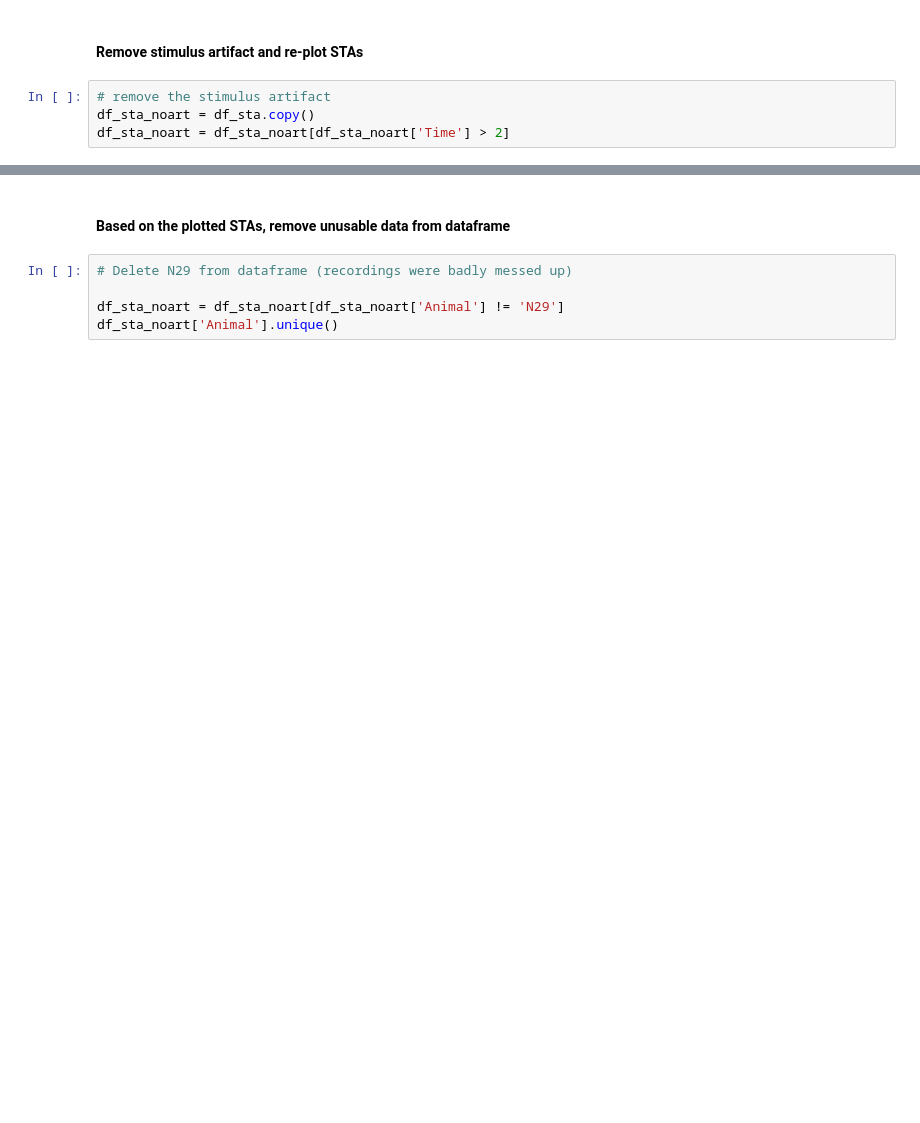
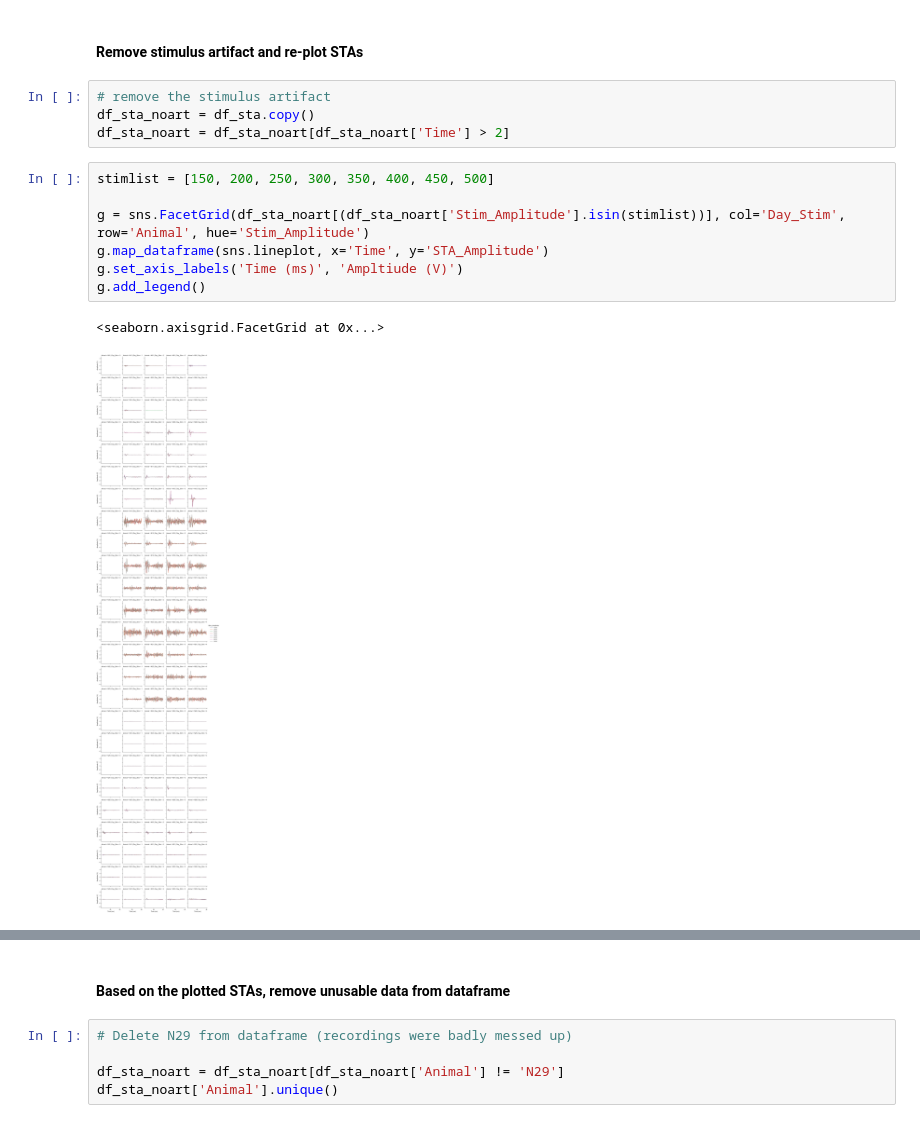
Before and after one commit to IanGMalone/Evoked_Potential_Analysis, a Jupyter notebook: Motor Evoked Potential Analyses.ipynb, the cells around one changed output, grey strips where cells are left out. Saved outputs shown, nothing was run; the diff lists cells and outputs as text; blank space fills up the shorter version.

```diff
--- a/Motor Evoked Potential Analyses.ipynb
+++ b/Motor Evoked Potential Analyses.ipynb
@@ -123,3 +122,13 @@ def add_group(df):
 # remove the stimulus artifact
 df_sta_noart = df_sta.copy()
 df_sta_noart = df_sta_noart[df_sta_noart['Time'] > 2]
+# %%
+stimlist = [150, 200, 250, 300, 350, 400, 450, 500]
+
+g = sns.FacetGrid(df_sta_noart[(df_sta_noart['Stim_Amplitude'].isin(stimlist))], col='Day_Stim', row='Animal', hue='Stim_Amplitude')
+g.map_dataframe(sns.lineplot, x='Time', y='STA_Amplitude')
+g.set_axis_labels('Time (ms)', 'Ampltiude (V)')
+g.add_legend()
+# %% [output]
+<seaborn.axisgrid.FacetGrid at 0x...>
+[figure, added]
```
Also changed, not shown: parts of 35 cells of this notebook.
